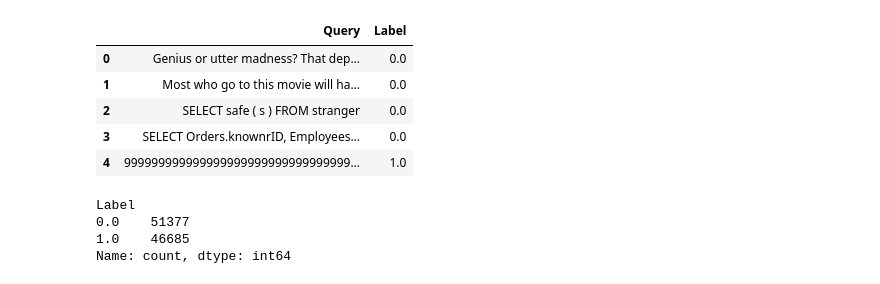
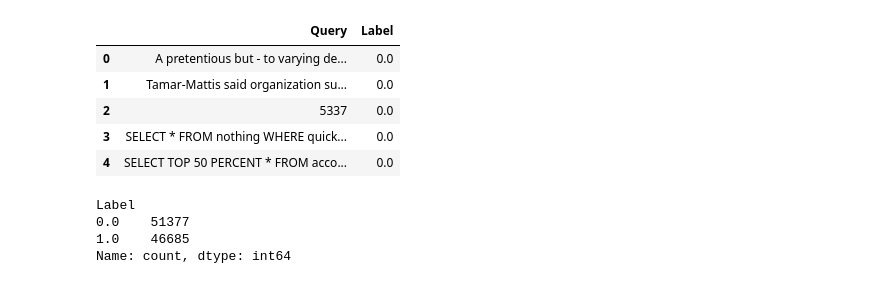
Before and after one commit to viserionnina/bert-sqli-detection, a Jupyter notebook: notebooks/training.ipynb, the cells around one changed output. Saved outputs shown, nothing was run; the diff lists cells and outputs as text; code cells hidden in the pictures.

```diff
--- a/notebooks/training.ipynb
+++ b/notebooks/training.ipynb
@@ -20,20 +20,25 @@ import seaborn as sns
 # %%
 #loading Train.csv dataset
 train_df = pd.read_csv('../dataset/Train.csv', engine='python', encoding='utf-8')#python engine for not getting error - long message about C engine
 train_df.reset_index(drop=True) #resetting index to start from 0
 train_df.head(5)
 
 #loading Validation.csv dataset
 val_df = pd.read_csv('../dataset/Validation.csv', engine='python', encoding='utf-8')
 val_df.reset_index(drop=True)
 val_df.head(5)
+
+#loading Validation.csv dataset
+test_df = pd.read_csv('../dataset/Test.csv', engine='python', encoding='utf-8')
+test_df.reset_index(drop=True)
+test_df.head(5)
 # %% [output]
 |  | Query | Label |
-| 0 | Genius or utter madness? That dep... | 0.0 |
-| 1 | Most who go to this movie will ha... | 0.0 |
-| 2 | SELECT safe ( s ) FROM stranger | 0.0 |
-| 3 | SELECT Orders.knownrID, Employees... | 0.0 |
-| 4 | 999999999999999999999999999999999... | 1.0 |
+| 0 | A pretentious but - to varying de... | 0.0 |
+| 1 | Tamar-Mattis said organization su... | 0.0 |
+| 2 | 5337 | 0.0 |
+| 3 | SELECT * FROM nothing WHERE quick... | 0.0 |
+| 4 | SELECT TOP 50 PERCENT * FROM acco... | 0.0 |
 # %%
 train_df.shape #(98085, 2) - 98085 rows and 2 columns (query and label)
 train_df.columns.to_list() #['Query', 'Label'] - columns names
```
Also changed, not shown: parts of 6 cells of this notebook, 1 other file.
